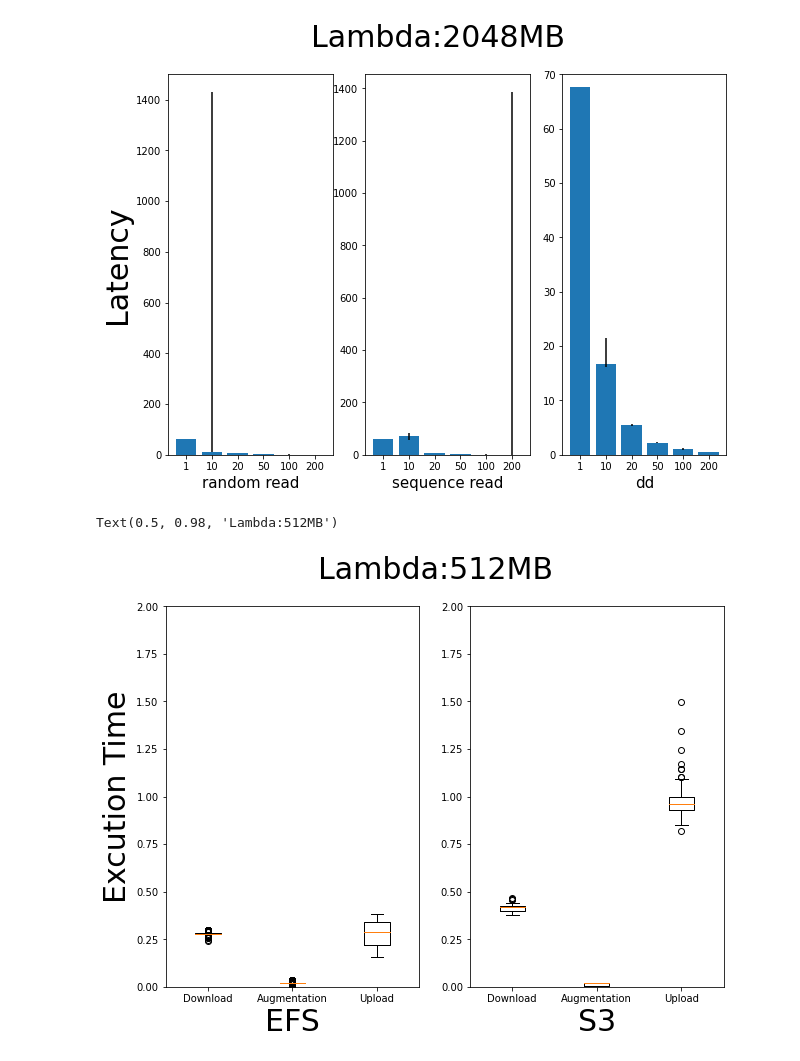
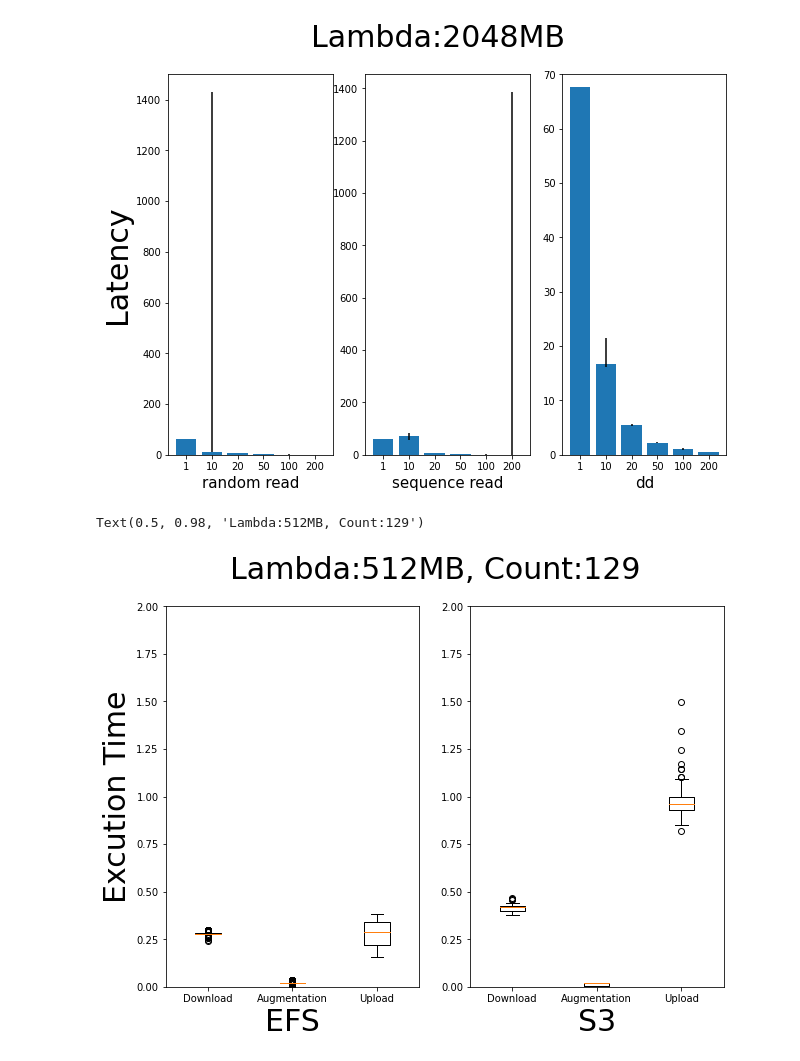
Before and after one commit to manchann/serverless-faas-workbench, a Jupyter notebook: aws/efs/results/efs-scalability-result.ipynb, the cells around one changed output. Cells and saved outputs as stored; diff of their text form; code cells hidden in the pictures.

```diff
--- a/aws/efs/results/efs-scalability-result.ipynb
+++ b/aws/efs/results/efs-scalability-result.ipynb
@@ -312,23 +312,23 @@ data_efs = [dt_ret,at_ret,ut_ret]
 # %%
 fig, axes = plt.subplots(1,2,figsize=(10,7))
 
 axes[0] = plt.subplot(1,2,2)
 axes[0].boxplot(data_s3)
 axes[0].set_xticklabels(x_identify_axis)
 axes[0].set_xlabel('S3',fontsize=30)
 plt.ylim((0,2))
 axes[1] = plt.subplot(1,2,1)
 axes[1].boxplot(data_efs)
 axes[1].set_xticklabels(x_identify_axis)
 axes[1].set_xlabel('EFS',fontsize=30)
 plt.ylim((0,2))
 
 axes[1].set_ylabel('Excution Time',fontsize=30)
 
-fig.suptitle('Lambda:512MB',fontsize=30)
+fig.suptitle('Lambda:512MB, Count:129',fontsize=30)
 # %% [output]
-Text(0.5, 0.98, 'Lambda:512MB')
+Text(0.5, 0.98, 'Lambda:512MB, Count:129')
-[figure, old version]
+[figure, new version]
 # %%
 aug_s3 = aug_2048
 aug_efs = aug_2048
```
Also changed, not shown: parts of 1 cell of this notebook, 6 other files.
